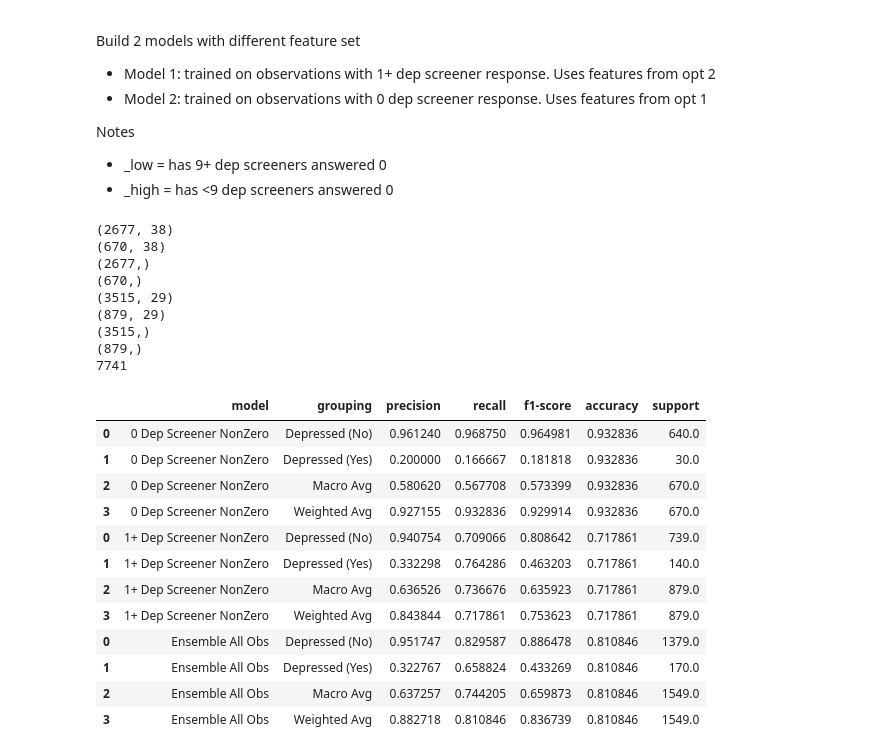
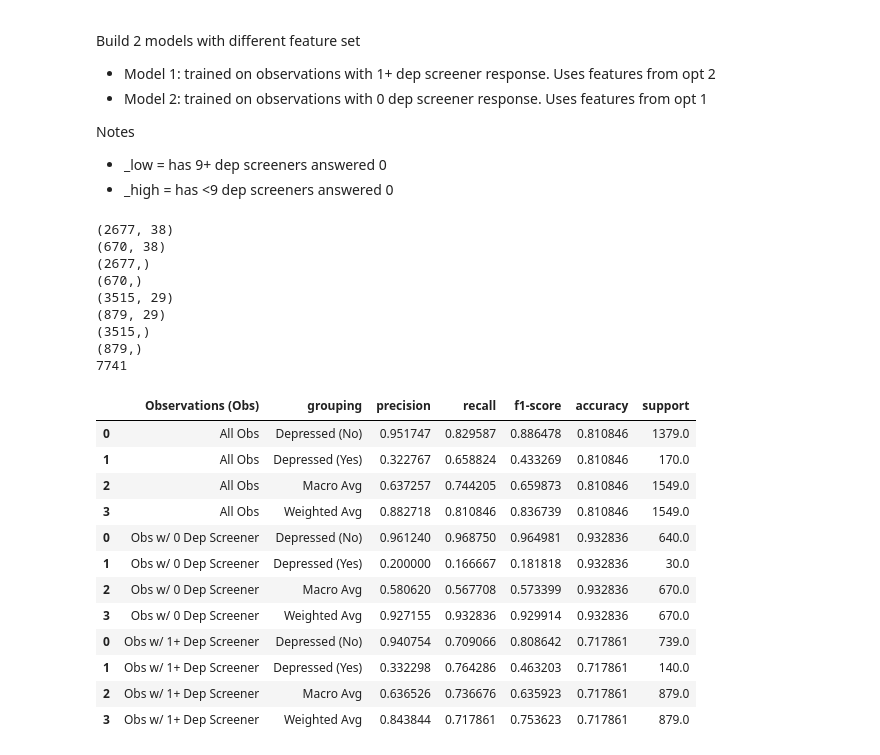
Before and after one commit to orenscarmeli/capstone210-ppd-carmeli_chari_hand_lee, a Jupyter notebook: modeling/survey_model_best.ipynb, the cells around one changed output. Drawn from its saved outputs; the diff is of its cells as text; code cells hidden in the pictures.

```diff
--- a/modeling/survey_model_best.ipynb
+++ b/modeling/survey_model_best.ipynb
@@ -753,53 +754,54 @@ y_actual = np.concatenate((y_test_high, y_test_low))
 ensemble_performance_all = get_performance_df(
     label_actual = y_actual,
     label_pred = y_pred,
-    model_name = 'Ensemble All Obs'
+    model_name = 'All Obs'
 )
 
 # Performance Model 1
 ensemble_performance_high = get_performance_df(
     label_actual = y_test_high,
     label_pred = y_pred_high,
-    model_name = '1+ Dep Screener NonZero'
+    model_name = 'Obs w/ 1+ Dep Screener'
 )
 
 # Performance Model 2
 ensemble_performance_low = get_performance_df(
     label_actual = y_test_low,
     label_pred = y_pred_low,
-    model_name = '0 Dep Screener NonZero'
+    model_name = 'Obs w/ 0 Dep Screener'
 )
 
 ## #####################################################
 ## Performance
 ensemble_performance_opt4 = pd.concat([
     ensemble_performance_all,
     ensemble_performance_high,
     ensemble_performance_low
 ])
 
 cols = ['model','grouping','precision','recall','f1-score','accuracy','support']
-ensemble_performance_opt4[cols].sort_values(by=['model','grouping'])
+ensemble_performance_opt4[cols].sort_values(by=['model','grouping']) \
+    .rename(columns = {'model':'Observations (Obs)'})
 # %% [output]
 (2677, 38)
 (670, 38)
 (2677,)
 (670,)
 (3515, 29)
 (879, 29)
 (3515,)
 (879,)
 7741
-|  | model | grouping | precision | recall | f1-score | accuracy | support |
-| 0 | 0 Dep Screener NonZero | Depressed (No) | 0.961240 | 0.968750 | 0.964981 | 0.932836 | 640.0 |
-| 1 | 0 Dep Screener NonZero | Depressed (Yes) | 0.200000 | 0.166667 | 0.181818 | 0.932836 | 30.0 |
-| 2 | 0 Dep Screener NonZero | Macro Avg | 0.580620 | 0.567708 | 0.573399 | 0.932836 | 670.0 |
-| 3 | 0 Dep Screener NonZero | Weighted Avg | 0.927155 | 0.932836 | 0.929914 | 0.932836 | 670.0 |
-| 0 | 1+ Dep Screener NonZero | Depressed (No) | 0.940754 | 0.709066 | 0.808642 | 0.717861 | 739.0 |
-| 1 | 1+ Dep Screener NonZero | Depressed (Yes) | 0.332298 | 0.764286 | 0.463203 | 0.717861 | 140.0 |
-| 2 | 1+ Dep Screener NonZero | Macro Avg | 0.636526 | 0.736676 | 0.635923 | 0.717861 | 879.0 |
-| 3 | 1+ Dep Screener NonZero | Weighted Avg | 0.843844 | 0.717861 | 0.753623 | 0.717861 | 879.0 |
-| 0 | Ensemble All Obs | Depressed (No) | 0.951747 | 0.829587 | 0.886478 | 0.810846 | 1379.0 |
-| 1 | Ensemble All Obs | Depressed (Yes) | 0.322767 | 0.658824 | 0.433269 | 0.810846 | 170.0 |
-| 2 | Ensemble All Obs | Macro Avg | 0.637257 | 0.744205 | 0.659873 | 0.810846 | 1549.0 |
-| 3 | Ensemble All Obs | Weighted Avg | 0.882718 | 0.810846 | 0.836739 | 0.810846 | 1549.0 |
+|  | Observations (Obs) | grouping | precision | recall | f1-score | accuracy | support |
+| 0 | All Obs | Depressed (No) | 0.951747 | 0.829587 | 0.886478 | 0.810846 | 1379.0 |
+| 1 | All Obs | Depressed (Yes) | 0.322767 | 0.658824 | 0.433269 | 0.810846 | 170.0 |
+| 2 | All Obs | Macro Avg | 0.637257 | 0.744205 | 0.659873 | 0.810846 | 1549.0 |
+| 3 | All Obs | Weighted Avg | 0.882718 | 0.810846 | 0.836739 | 0.810846 | 1549.0 |
+| 0 | Obs w/ 0 Dep Screener | Depressed (No) | 0.961240 | 0.968750 | 0.964981 | 0.932836 | 640.0 |
+| 1 | Obs w/ 0 Dep Screener | Depressed (Yes) | 0.200000 | 0.166667 | 0.181818 | 0.932836 | 30.0 |
+| 2 | Obs w/ 0 Dep Screener | Macro Avg | 0.580620 | 0.567708 | 0.573399 | 0.932836 | 670.0 |
+| 3 | Obs w/ 0 Dep Screener | Weighted Avg | 0.927155 | 0.932836 | 0.929914 | 0.932836 | 670.0 |
+| 0 | Obs w/ 1+ Dep Screener | Depressed (No) | 0.940754 | 0.709066 | 0.808642 | 0.717861 | 739.0 |
+| 1 | Obs w/ 1+ Dep Screener | Depressed (Yes) | 0.332298 | 0.764286 | 0.463203 | 0.717861 | 140.0 |
+| 2 | Obs w/ 1+ Dep Screener | Macro Avg | 0.636526 | 0.736676 | 0.635923 | 0.717861 | 879.0 |
+| 3 | Obs w/ 1+ Dep Screener | Weighted Avg | 0.843844 | 0.717861 | 0.753623 | 0.717861 | 879.0 |
```
Also changed, not shown: parts of 2 cells of this notebook.
